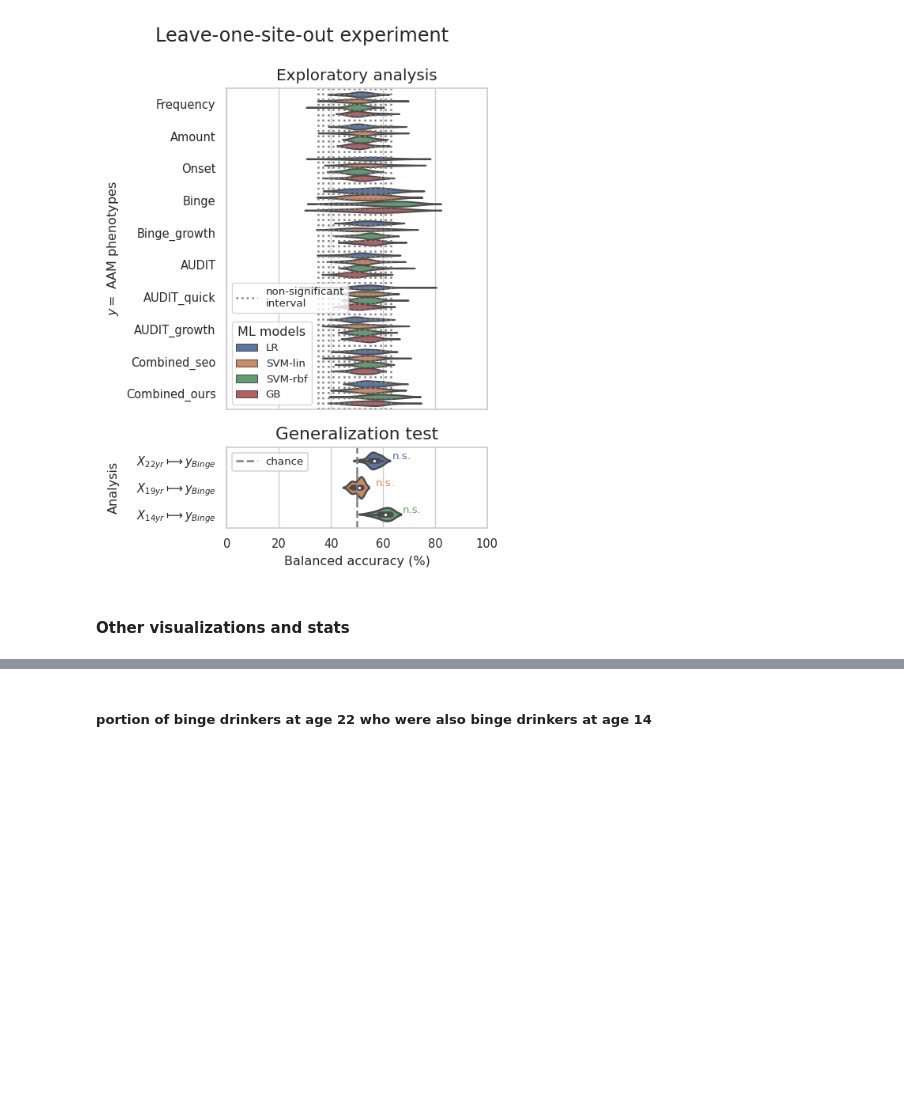
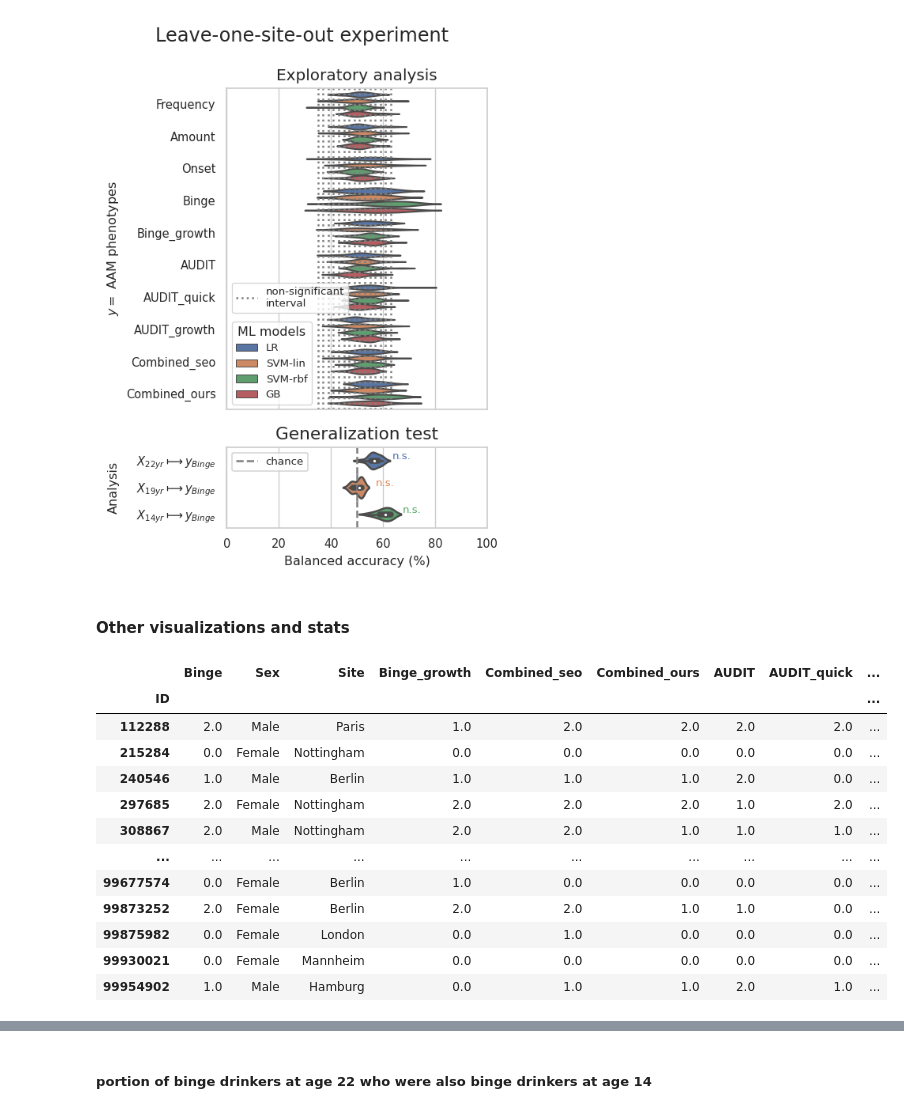
Before and after one commit to RoshanRane/ML_for_IMAGEN, a Jupyter notebook: generate_figures.ipynb, the cells around one changed output, grey strips where cells are left out. Cells and saved outputs as stored; diff of their text form; code cells hidden in the pictures; blank space fills up the shorter version.

```diff
--- a/generate_figures.ipynb
+++ b/generate_figures.ipynb
@@ -715,3 +715,90 @@ plt.savefig("figures/{}{}.pdf".format(OUTPUT, "_auc" if x=='roc_auc' else ''), b
 [figure]
 # %% [markdown]
 #### Other visualizations and stats
+# %%
+lbl_combinations = [
+    ("ESPAD_FU3",        '19a',        3, 6,   'Binge'),
+    ("ESPAD_GM_FINE",  'cluster',   2, 6,   'Binge_growth'),
+    ("PHENOTYPE",      'Phenotype', 0, 2,   'Combined_seo'),
+    ("OUR_COMBO",      'cluster', 0, 2,   'Combined_ours'),
+    (f"AUDIT_FU3",     'audit_total', 4, 8,   'AUDIT'),
+    (f"AUDIT_FU3",     'audit_freq', 3, 6,   'AUDIT_quick'),
+    ("AUDIT_GM_FINE",  "cluster", [0,3], [2,5,6], 'AUDIT_growth'),
+    ("ESPAD_FU3",      '29d', [16,17,18,19,20,21], [11,12,13,14],   'onset<15'),
+    ("ESPAD_FU3", '8b', 4, 6, 'Frequency'),
+    (f"AUDIT_FU3",   'audit2', 0, 2, 'Amount'),
+]
+
+import os, sys, inspect
+currentdir = os.path.dirname(os.path.abspath(inspect.getfile(inspect.currentframe())))
+parentdir = os.path.dirname(currentdir)
+sys.path.insert(0, parentdir)
+from imagen_dataloader import *
+
+final_df = pd.DataFrame(index=Imagen(exclude_holdout=False).df_out.index)
+
+x_tp = "FU3" #, "FU2", "BL"
+lbl_combos = lbl_combinations
+name = ""
+use_all_data=True
+viz=0
+feature_cols=".+"
+confs=['sex','site']
+
+for i, (csv, col, c0, c1, colname) in enumerate(lbl_combos):
+    if use_all_data:
+        d = Imagen(exclude_holdout=False)
+    elif use_only_holdout:
+        d = Imagen()
+        d.df = d.df_holdout
+        d.df_out = pd.DataFrame(index=d.df_holdout.index)
+    else:
+        d = Imagen()
+
+    if qs_is_raw_csv[csv]:
+        dfq = pd.read_csv(qs[csv], usecols=["User code", col], dtype={"User code":str})
+        dfq["ID"] = dfq["User code"].str.replace("-C", "").replace("-I", "").astype(int)
+        dfq = dfq.drop("User code", axis=1)
+    else:
+        dfq = pd.read_csv(qs[csv], usecols=["ID", col])
+
+    d.load_label(dfq, col=col, viz=(viz>1), binarize=True, class0=c0, class1=c1, y_colname=colname)
+    # from x.prepare_X() get the subject IDS to filter out the right subjects
+    feature = pd.read_csv(join(d.DATA_DIR, f"IMAGEN_BIDS/sMRI-derivatives_{x_tp}.csv"), index_col="ID")
+    # filter columns
+    feature = feature.filter(regex=feature_cols)
+    d.df_out = d.df_out.loc[feature.index]
+
+    d.df_out[d.all_labels[0]] = d.df_out[d.all_labels[0]].map({0:0, np.nan:1, 1:2})
+#         print(csv, len(feature.index))
+    final_df[d.all_labels[0]] = d.df_out[d.all_labels[0]]
+
+    # also get the confounds: add sex and site confounds
+    if i==0:
+        final_df[confs] = d.df[x_tp][confs]
+        # remap sex values
+        final_df['sex'] = final_df['sex'].map({'M':'Male','F':'Female'})
+        final_df['site'] = final_df['site'].apply(lambda x: x.title())
+
+    if viz:
+        plt.show()
+
+
+confs=['Sex','Site']
+final_df = final_df.rename(columns={'onset<15':'Onset', 'sex':confs[0], 'site':confs[1]})
+final_df = final_df.dropna()
+final_df
+# %% [output]
+|  | Binge | Sex | Site | Binge_growth | Combined_seo | Combined_ours | AUDIT | AUDIT_quick | ... |
+| ID |  |  |  |  |  |  |  |  | ... |
+| 112288 | 2.0 | Male | Paris | 1.0 | 2.0 | 2.0 | 2.0 | 2.0 | ... |
+| 215284 | 0.0 | Female | Nottingham | 0.0 | 0.0 | 0.0 | 0.0 | 0.0 | ... |
+| 240546 | 1.0 | Male | Berlin | 1.0 | 1.0 | 1.0 | 2.0 | 0.0 | ... |
+| 297685 | 2.0 | Female | Nottingham | 2.0 | 2.0 | 2.0 | 1.0 | 2.0 | ... |
+| 308867 | 2.0 | Male | Nottingham | 2.0 | 2.0 | 1.0 | 1.0 | 1.0 | ... |
+| ... | ... | ... | ... | ... | ... | ... | ... | ... | ... |
+| 99677574 | 0.0 | Female | Berlin | 1.0 | 0.0 | 0.0 | 0.0 | 0.0 | ... |
+| 99873252 | 2.0 | Female | Berlin | 2.0 | 2.0 | 1.0 | 1.0 | 0.0 | ... |
+| 99875982 | 0.0 | Female | London | 0.0 | 1.0 | 0.0 | 0.0 | 0.0 | ... |
+| 99930021 | 0.0 | Female | Mannheim | 0.0 | 0.0 | 0.0 | 0.0 | 0.0 | ... |
+| 99954902 | 1.0 | Male | Hamburg | 0.0 | 1.0 | 1.0 | 2.0 | 1.0 | ... |
```
Also changed, not shown: parts of 2 cells of this notebook, 11 other files.
